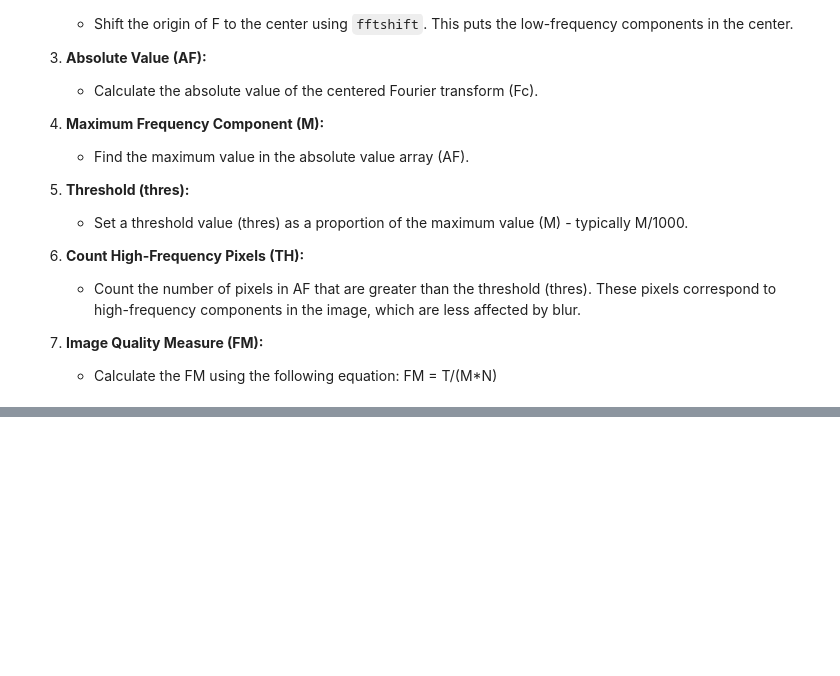
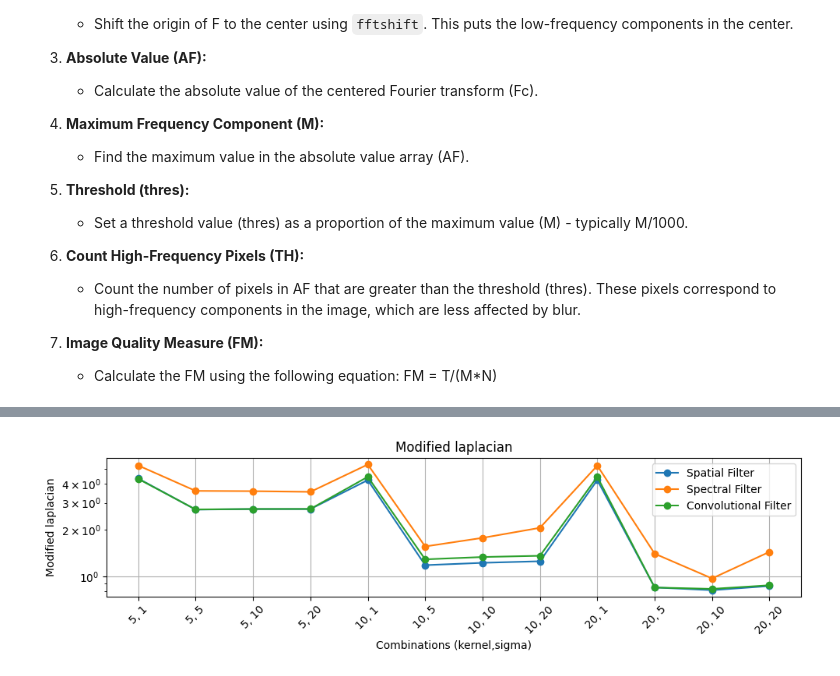
Before and after one commit to marianataglio/cv_tps, a Jupyter notebook: tp2_corregido.ipynb, the cells around one changed output, grey strips where cells are left out. Saved outputs shown, nothing was run; the diff lists cells and outputs as text; code cells hidden in the pictures; blank space fills up the shorter version.

```diff
--- a/tp2_corregido.ipynb
+++ b/tp2_corregido.ipynb
@@ -256,0 +309,4 @@ Varianza tenengrad de la imagen con filtrado convolucional 1.3582416
+# %%
+plot_results_combined(ml_results_spatial, ml_results_spectral, ml_results_convolutional, title='Modified laplacian', ylabel='Modified laplacian')
+# %% [output]
+[figure, added]
```
Also changed, not shown: parts of 25 cells of this notebook.
